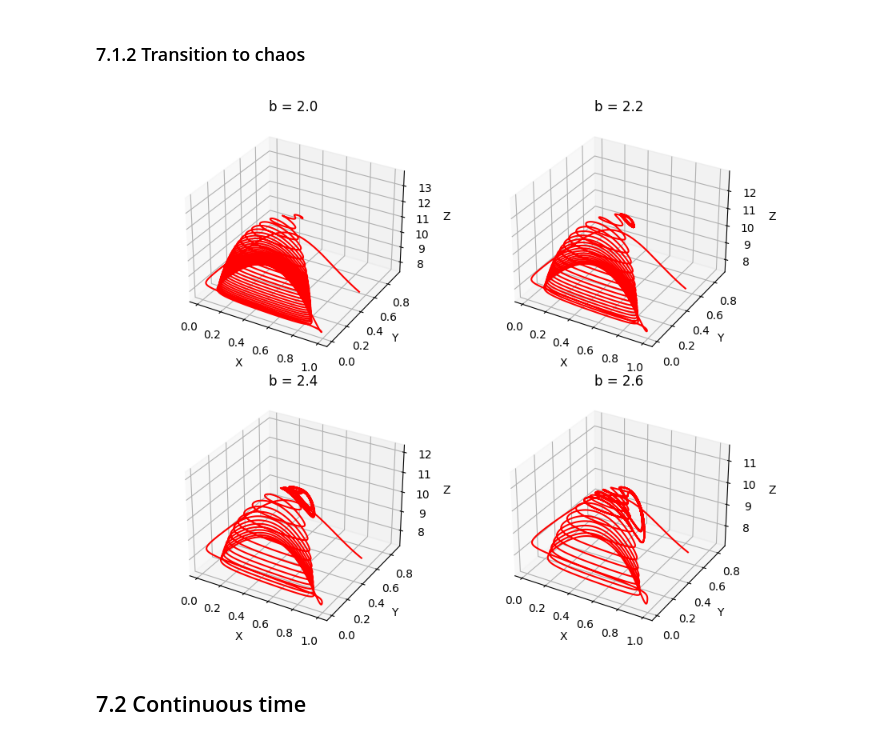
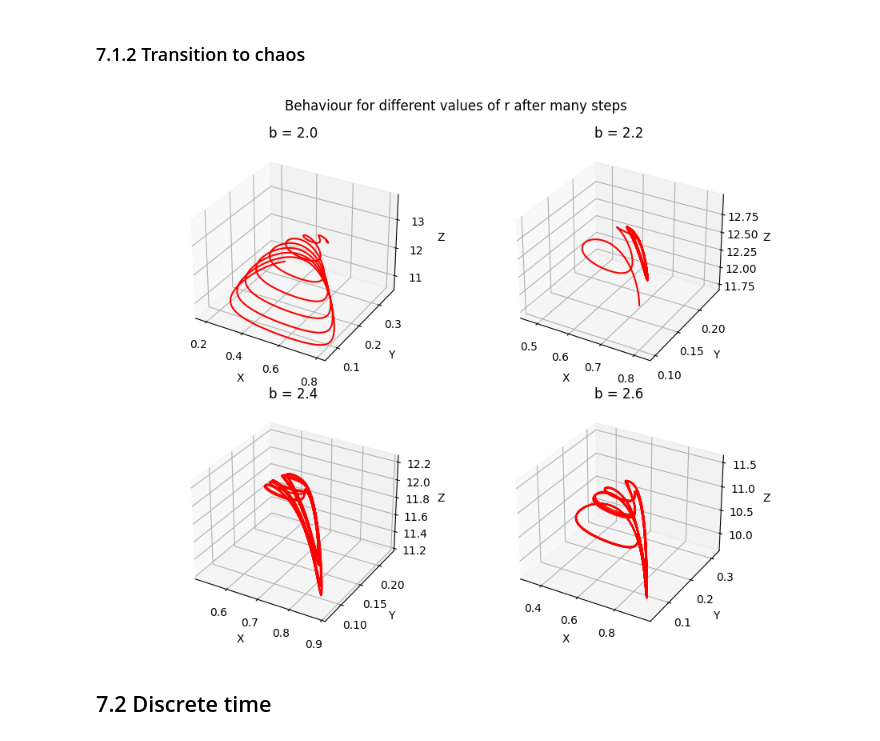
Before and after one commit to viktor40/Introductory-Biophysics, a Jupyter notebook: Exercises set 7.ipynb, the cells around one changed output. Cells and saved outputs as stored; diff of their text form; code cells hidden in the pictures.

```diff
--- a/Exercises set 7.ipynb
+++ b/Exercises set 7.ipynb
@@ -34,7 +37,7 @@ def euler_int(start, f, dt, steps, *args, **kwargs):
     eul[0] = start
 
     for i in range(steps-1):
-        eul[i+1] = eul[i] + dt * f(*eul[i], *args, **kwargs)
+        eul[i+1] = eul[i] + dt * f(*eul[i], *args, n=i, **kwargs)
 
     return eul.T # return the transpose so we can use X, Y, Z = euler_int( ... )
 
@@ -69,7 +72,7 @@ class Markup:
 """Food chain model functions"""
 
 
-def food_chain_model(X, Y, Z, a1, a2, b1, b2, d1, d2):
+def food_chain_model(X, Y, Z, a1, a2, b1, b2, d1, d2, *args, **kwargs):
     def X_prime(X, Y, a1, b1):
         return X*(1-X) - a1*X*Y / (1 + b1*X)
 
@@ -84,13 +87,13 @@ def food_chain_model(X, Y, Z, a1, a2, b1, b2, d1, d2):
                      Z_prime(Y, Z, a2, b2, d2)])
 
 
-def plot_food(ax_traject, ax_time, start, constants, dt=0.01, nsteps=100000):
+def plot_food(ax_traject, ax_time, start, constants, cutoff=0, dt=0.01, nsteps=100000):
     cmap = get_color_range(len(start), 'autumn')
     alpha = 1/len(start)
     for n, i in enumerate(start):
         X, Y, Z = euler_int(i, food_chain_model, dt, nsteps, **constants)
 
-        ax_traject.plot(X, Y, Z, color=cmap[n], label='(X, Y, Z) = ({:.2f}, {:.2f}, {:.2f})'.format(*i), alpha=alpha)
+        ax_traject.plot(X[cutoff:], Y[cutoff:], Z[cutoff:], color=cmap[n], label='(X, Y, Z) = ({:.2f}, {:.2f}, {:.2f})'.format(*i), alpha=alpha)
         ax_traject.set_xlabel('X'), ax_traject.set_ylabel('Y'), ax_traject.set_zlabel('Z')
 
         if ax_time:
@@ -125,19 +128,21 @@ distance between (1.00, 0.50, 8.00) and (1.10, 0.60, 8.10) is 0.17321
 # %%
 """Varying b1"""
 
 
 f2 = plt.figure(figsize=(9, 7))
 for n, b in enumerate(range(20, 28, 2)):
     ax = f2.add_subplot(221 + n, projection='3d')
     constants['b1'] = b / 10
-    plot_food(ax, None, [start[0]], constants)
+    plot_food(ax, None, [start[0]], constants, cutoff=25000)
     ax.set_title(f'b = {b / 10}')
+
+f2.suptitle('Behaviour for different values of r after many steps')
 f2.tight_layout()
 plt.show()
 # %% [output]
-[figure, old version]
+[figure, new version]
 # %% [markdown]
-<h2> 7.2 Continuous time </h2>
+<h2> 7.2 Discrete time </h2>
 # %%
 """Constants"""
 X_n = np.linspace(0, 1, 100)
```
Also changed, not shown: parts of 22 cells of this notebook.
